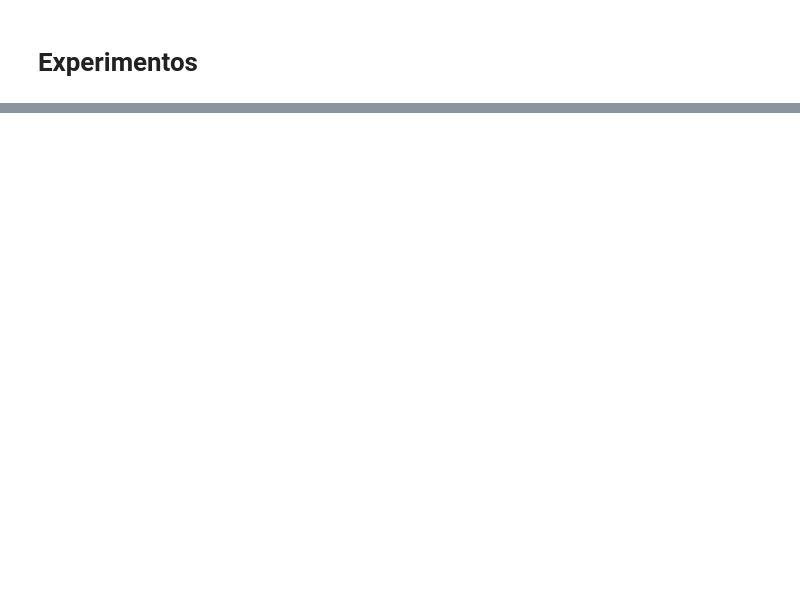
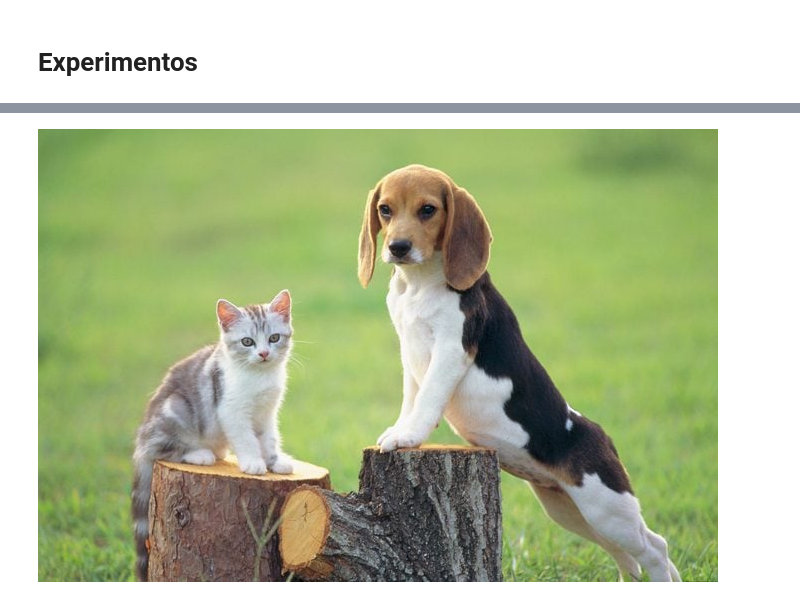
Before and after one commit to jytaloramon/vc-2023-object-detection, a Jupyter notebook: object-detection-colab.ipynb, the cells around one changed output, grey strips where cells are left out. Cells and saved outputs as stored; diff of their text form; code cells hidden in the pictures; blank space fills up the shorter version.

```diff
--- a/object-detection-colab.ipynb
+++ b/object-detection-colab.ipynb
@@ -349,0 +564,8 @@ plt.imshow(cv2.cvtColor(img_mod, cv2.COLOR_BGR2RGB))
+# %%
+img_animals = cv2.imread(f'{dir_test_name}/animals.jpg')
+
+frame_animals = tf_network_model.detect_objects(img_animals, threshold)
+# %%
+cv2_imshow(img_animals)
+# %% [output]
+[figure, added]
```
Also changed, not shown: parts of 69 cells of this notebook.
